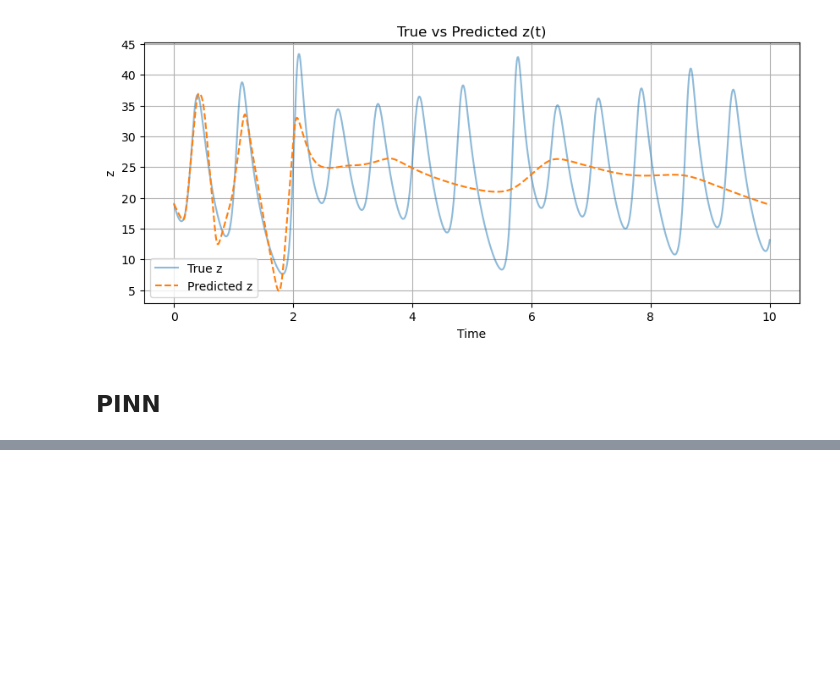
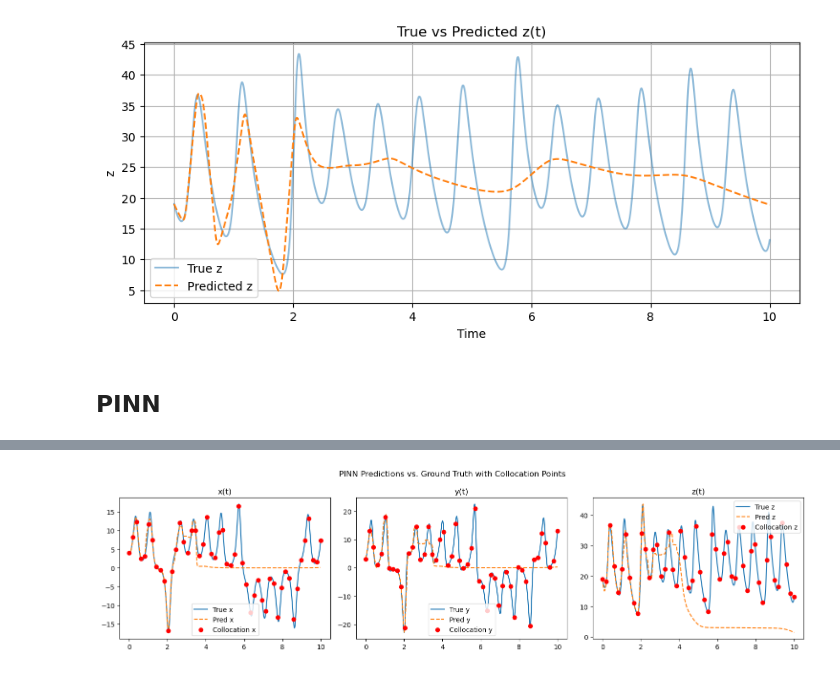
Before and after one commit to Pawelbure/colab-binder_WoC_AJP_2025, a Jupyter notebook: Predicting-dynamics/Supervised_ML-Lorenz-dynamics.ipynb, the cells around one changed output, grey strips where cells are left out. Saved outputs shown, nothing was run; the diff lists cells and outputs as text; code cells hidden in the pictures; blank space fills up the shorter version.

```diff
--- a/Predicting-dynamics/Supervised_ML-Lorenz-dynamics.ipynb
+++ b/Predicting-dynamics/Supervised_ML-Lorenz-dynamics.ipynb
@@ -197,11 +197,11 @@ class PINN(nn.Module):
         return self.net(t)
 
 model = PINN()
-optimizer = optim.Adam(model.parameters(), lr=1e-2)
+optimizer = optim.Adam(model.parameters(), lr=1e-3)
 loss_fn = nn.MSELoss()
 # %%
 # ---------------- Training Loop ---------------- #
-epochs = 6000
+epochs = 60000
 for epoch in range(epochs):
     model.train()
     optimizer.zero_grad()
@@ -224,7 +224,13 @@ for epoch in range(epochs):
     data_loss = loss_fn(x_pred, x_true) + loss_fn(y_pred, y_true) + loss_fn(z_pred, z_true)
 
     # Total loss
-    loss = data_loss + physics_loss
+    _lambda = .1
+    if epoch < 10000:
+        loss = data_loss
+    else:
+        loss = data_loss + _lambda * physics_loss
+    # loss = data_loss + physics_loss
+
     loss.backward()
     optimizer.step()
 
@@ -240,27 +257,36 @@ Epoch 2500: Total Loss = 573.980530 | Data = 526.857056 | Physics = 47.123447
 # %%
 # ---------------- Evaluation ---------------- #
 t_tensor = torch.tensor(t_eval, dtype=torch.float32).view(-1, 1)
 with torch.no_grad():
     pred = model(t_tensor).numpy()
     x_pred, y_pred, z_pred = pred[:, 0], pred[:, 1], pred[:, 2]
 
 # ---------------- Plotting ---------------- #
 fig, axs = plt.subplots(1, 3, figsize=(15, 4))
+
+# x(t)
 axs[0].plot(t_eval, x, label='True x')
 axs[0].plot(t_eval, x_pred, '--', label='Pred x')
+axs[0].scatter(t_collocation, x_true.detach().numpy(), color='red', label='Collocation x', zorder=5)
 axs[0].set_title("x(t)")
 axs[0].legend()
 
+# y(t)
 axs[1].plot(t_eval, y, label='True y')
 axs[1].plot(t_eval, y_pred, '--', label='Pred y')
+axs[1].scatter(t_collocation, y_true.detach().numpy(), color='red', label='Collocation y', zorder=5)
 axs[1].set_title("y(t)")
 axs[1].legend()
 
+# z(t)
 axs[2].plot(t_eval, z, label='True z')
 axs[2].plot(t_eval, z_pred, '--', label='Pred z')
+axs[2].scatter(t_collocation, z_true.detach().numpy(), color='red', label='Collocation z', zorder=5)
 axs[2].set_title("z(t)")
 axs[2].legend()
 
-plt.suptitle("PINN Predictions vs. Ground Truth")
+plt.suptitle("PINN Predictions vs. Ground Truth with Collocation Points")
 plt.tight_layout()
 plt.show()
+# %% [output]
+[figure, added]
```
Also changed, not shown: parts of 2 cells of this notebook.
